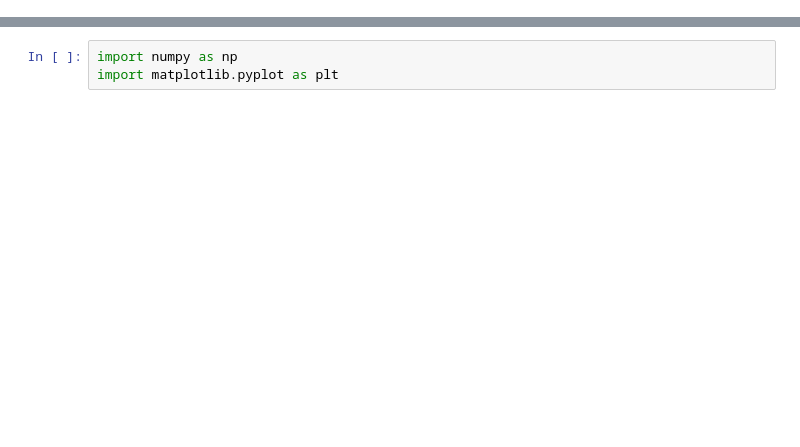
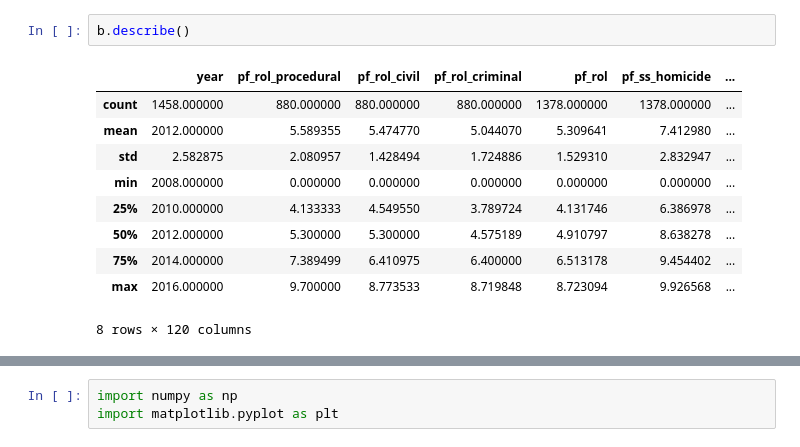
Before and after one commit to chezydan/pytopics, a Jupyter notebook: draft.ipynb, the cells around one changed output, grey strips where cells are left out. Cells and saved outputs as stored; diff of their text form; blank space fills up the shorter version.

```diff
--- a/draft.ipynb
+++ b/draft.ipynb
@@ -0,0 +15,13 @@
+# %%
+b.describe()
+# %% [output]
+|  | year | pf_rol_procedural | pf_rol_civil | pf_rol_criminal | pf_rol | pf_ss_homicide | ... |
+| count | 1458.000000 | 880.000000 | 880.000000 | 880.000000 | 1378.000000 | 1378.000000 | ... |
+| mean | 2012.000000 | 5.589355 | 5.474770 | 5.044070 | 5.309641 | 7.412980 | ... |
+| std | 2.582875 | 2.080957 | 1.428494 | 1.724886 | 1.529310 | 2.832947 | ... |
+| min | 2008.000000 | 0.000000 | 0.000000 | 0.000000 | 0.000000 | 0.000000 | ... |
+| 25% | 2010.000000 | 4.133333 | 4.549550 | 3.789724 | 4.131746 | 6.386978 | ... |
+| 50% | 2012.000000 | 5.300000 | 5.300000 | 4.575189 | 4.910797 | 8.638278 | ... |
+| 75% | 2014.000000 | 7.389499 | 6.410975 | 6.400000 | 6.513178 | 9.454402 | ... |
+| max | 2016.000000 | 9.700000 | 8.773533 | 8.719848 | 8.723094 | 9.926568 | ... |
+8 rows × 120 columns
```
Also changed, not shown: parts of 9 cells of this notebook, 26 other files.
